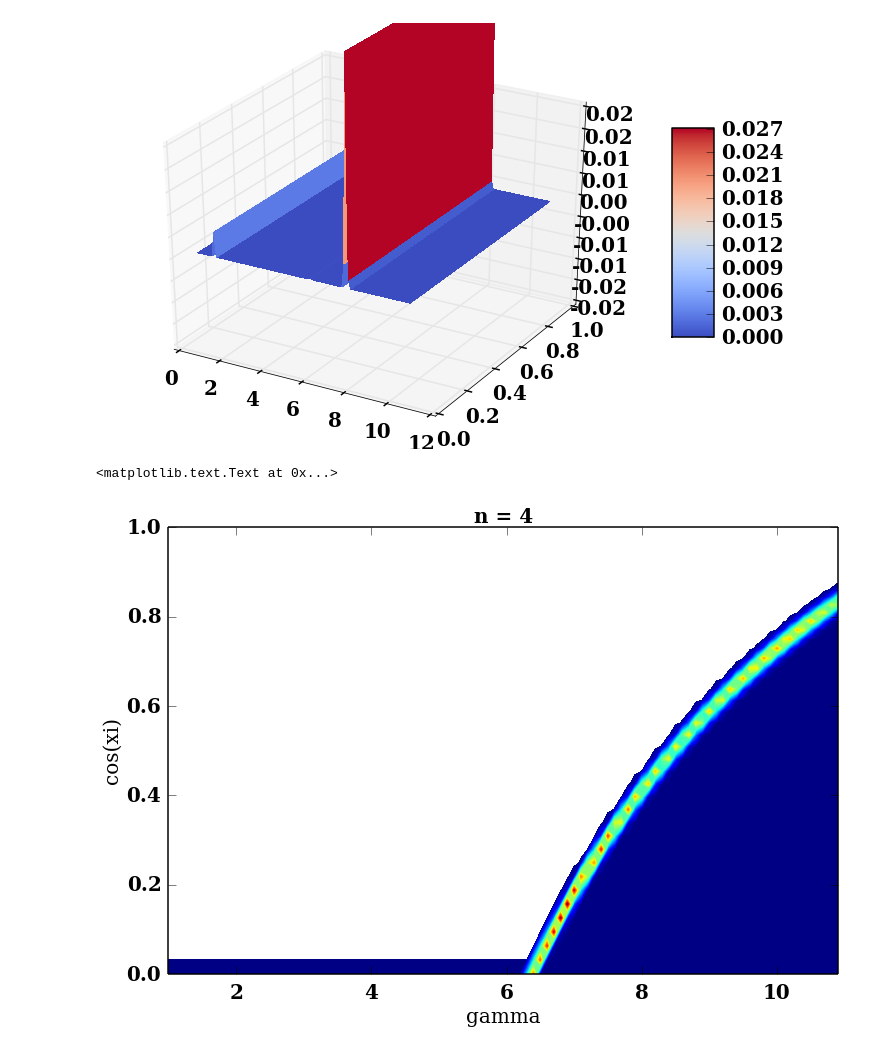
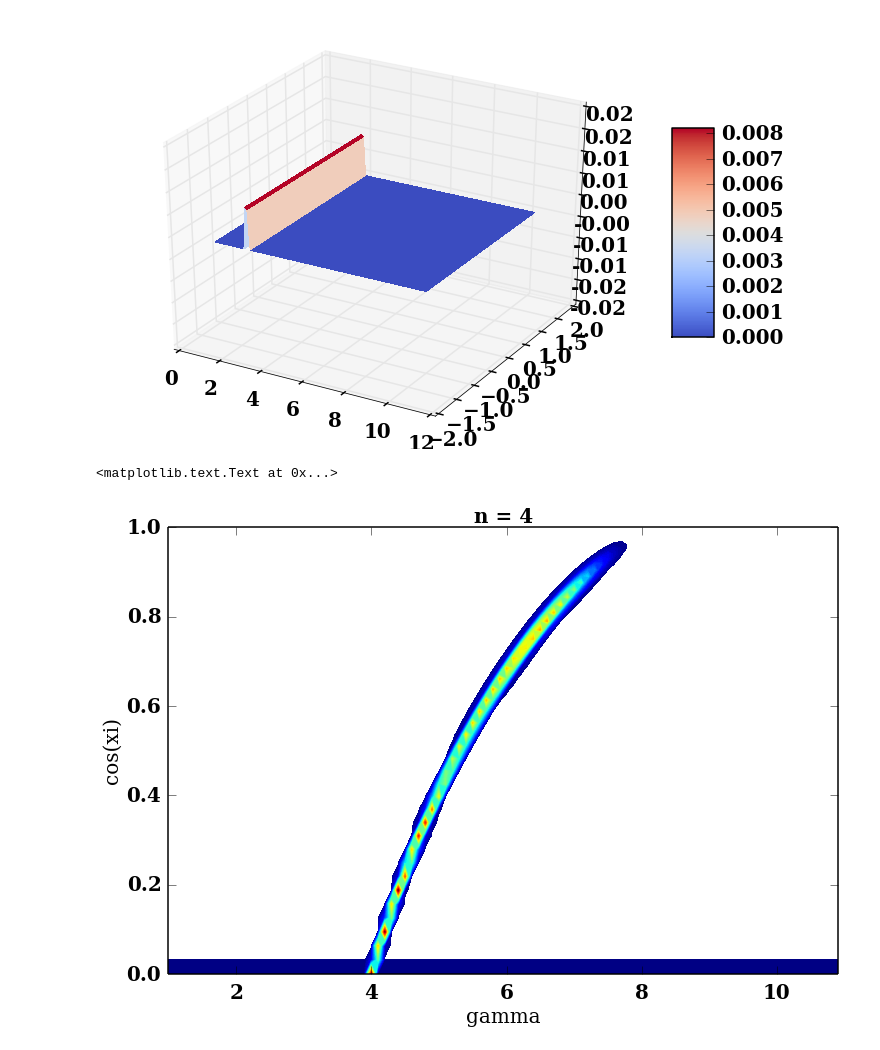
Before and after one commit to aapandy2/kappa_distributions, a Jupyter notebook: jnu_integrand_plot.ipynb, the cells around one changed output. Cells and saved outputs as stored; diff of their text form; code cells hidden in the pictures.

Commit message:
fixed code somewhat and added a plot to check integrand

```diff
--- a/jnu_integrand_plot.ipynb
+++ b/jnu_integrand_plot.ipynb
@@ -40,9 +40,8 @@ pl.rcParams['ytick.direction']  = 'in'
 m = 1.
 c = 1.
 theta_e = 10.
+nu_c = 1
 e = 1
-B = 10
-nu_c = (e * B)/(2 * np.pi * m * c)
 
 #constants in Gaussian cgs units (values from harmony)
 #m = 9.1e-28
@@ -58,8 +57,8 @@ nu = 1
 theta = np.pi/3.
 epsilon = 0.01
 n_e = 1
-xi = np.arange(-np.pi/2, np.pi/2, (np.pi)/100)
-gamma = np.arange(1, 11, 0.1)
+#xi = np.arange(-np.pi/2, np.pi/2, (np.pi)/100)
+#gamma = np.arange(1, 11, 0.1)
 beta = np.sqrt(1. - 1./gamma**2.)
 
 def delta_function(n, gamma, xi):
@@ -84,33 +83,33 @@ def jnu_integrand(n, gamma, xi):
 # %%
 #plot of jnu_integrand; still need to determine proper values of
 #constants defined above; width of delta function parameter epsilon = 0.01
 
 from mpl_toolkits.mplot3d import Axes3D
 from matplotlib import cm
 from matplotlib.ticker import LinearLocator, FormatStrFormatter
 import matplotlib.pyplot as plt
 import numpy as np
 
 fig = plt.figure()
 ax = fig.gca(projection='3d')
 X = gamma
-Y = np.cos(xi)
+Y = xi
 X, Y = np.meshgrid(X, Y)
 
 #plotting the n = 1-8 terms of the sum in the integrand
 Z = jnu_integrand(1, gamma, xi) + jnu_integrand(2, gamma, xi) + jnu_integrand(3, gamma, xi)
 surf = ax.plot_surface(X, Y, Z, rstride=1, cstride=1, cmap=cm.coolwarm,
         linewidth=0, antialiased=False)
 ax.set_zlim(-0.02, 0.02)
 
 ax.zaxis.set_major_locator(LinearLocator(10))
 ax.zaxis.set_major_formatter(FormatStrFormatter('%.02f'))
 
 fig.colorbar(surf, shrink=0.5, aspect=5)
 
 plt.show()
 # %% [output]
-[figure, old version]
+[figure, new version]
 # %%
 import pylab as pl
 
@@ -127,7 +126,7 @@ pl.ylabel('cos(xi)')
 pl.title('n = '+str(n))
 # %% [output]
 <matplotlib.text.Text at 0x...>
-[figure, old version]
+[figure, new version]
 # %%
 gamma_mesh, xi_mesh = np.meshgrid(gamma, xi)
 
```
Also changed, not shown: parts of 3 cells of this notebook, 1 other file.
